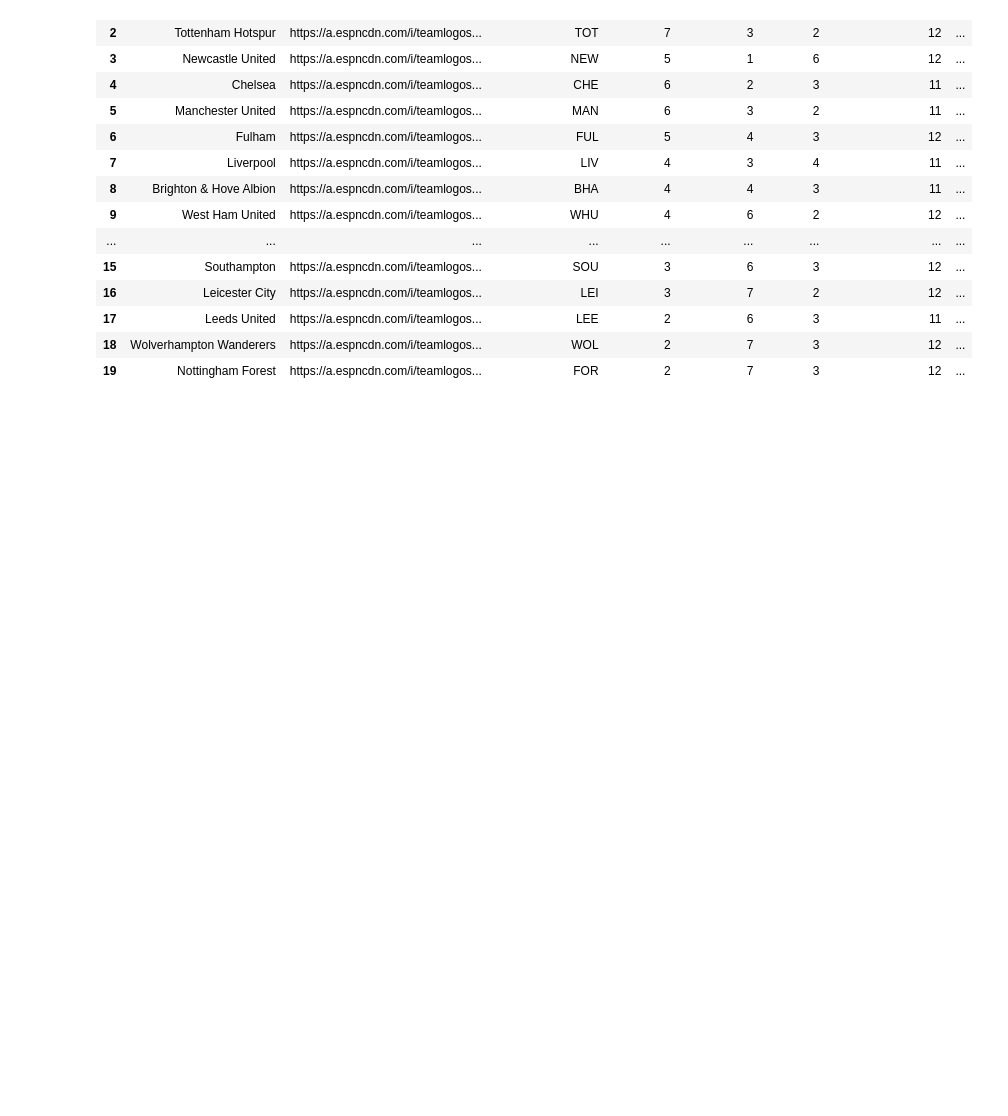
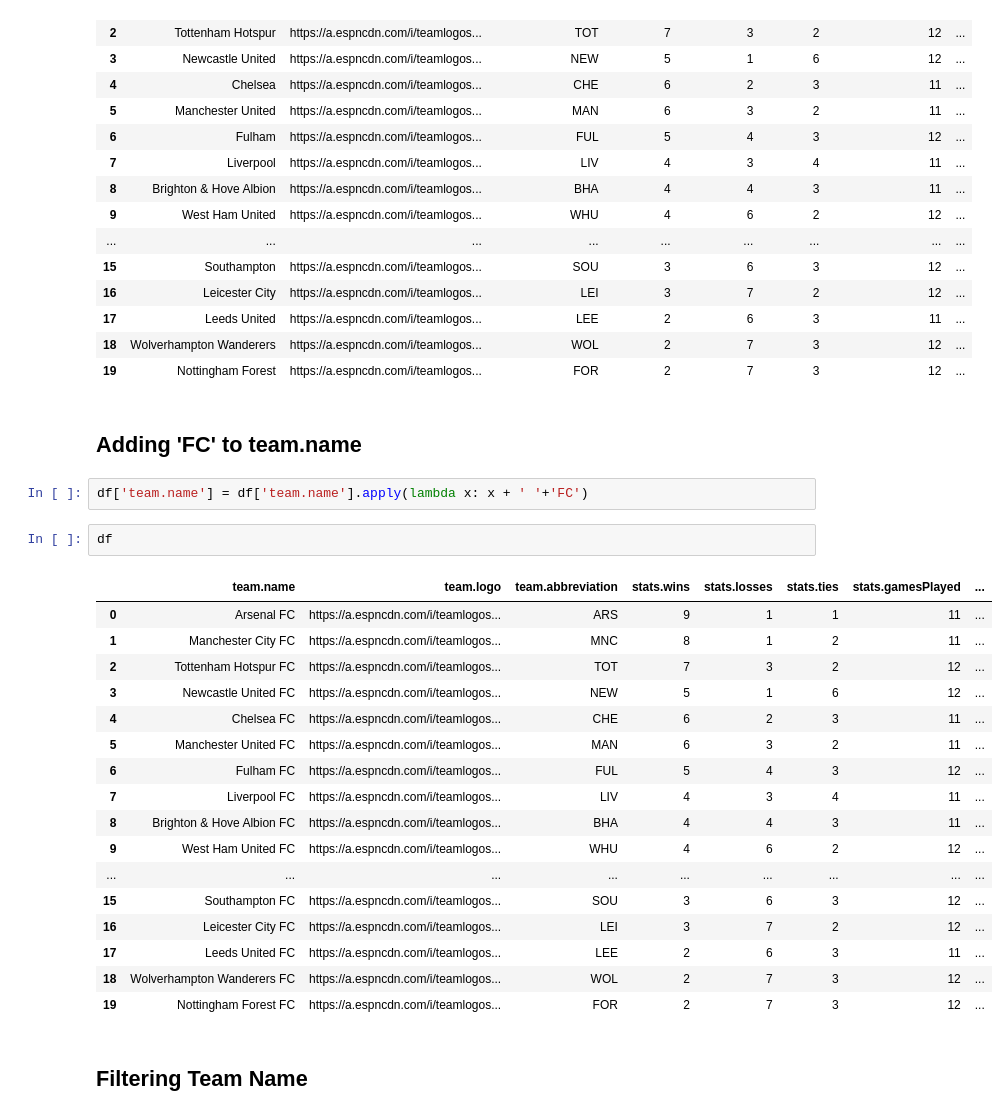
Before and after one commit to RegitaAndrianne/data-enrichment-assignment, a Jupyter notebook: Football_API.ipynb, the cells around one changed output. Drawn from its saved outputs; the diff is of its cells as text; blank space fills up the shorter version.

Commit message:
Data CLeansing, Filtering & Exporting

```diff
--- a/Football_API.ipynb
+++ b/Football_API.ipynb
@@ -65,3 +65,29 @@ df
 | 17 | Leeds United | https://a.espncdn.com/i/teamlogos... | LEE | 2 | 6 | 3 | 11 | ... |
 | 18 | Wolverhampton Wanderers | https://a.espncdn.com/i/teamlogos... | WOL | 2 | 7 | 3 | 12 | ... |
 | 19 | Nottingham Forest | https://a.espncdn.com/i/teamlogos... | FOR | 2 | 7 | 3 | 12 | ... |
+# %% [markdown]
+## Adding 'FC' to team.name
+# %%
+df['team.name'] = df['team.name'].apply(lambda x: x + ' '+'FC')
+# %%
+df
+# %% [output]
+|  | team.name | team.logo | team.abbreviation | stats.wins | stats.losses | stats.ties | stats.gamesPlayed | ... |
+| 0 | Arsenal FC | https://a.espncdn.com/i/teamlogos... | ARS | 9 | 1 | 1 | 11 | ... |
+| 1 | Manchester City FC | https://a.espncdn.com/i/teamlogos... | MNC | 8 | 1 | 2 | 11 | ... |
+| 2 | Tottenham Hotspur FC | https://a.espncdn.com/i/teamlogos... | TOT | 7 | 3 | 2 | 12 | ... |
+| 3 | Newcastle United FC | https://a.espncdn.com/i/teamlogos... | NEW | 5 | 1 | 6 | 12 | ... |
+| 4 | Chelsea FC | https://a.espncdn.com/i/teamlogos... | CHE | 6 | 2 | 3 | 11 | ... |
+| 5 | Manchester United FC | https://a.espncdn.com/i/teamlogos... | MAN | 6 | 3 | 2 | 11 | ... |
+| 6 | Fulham FC | https://a.espncdn.com/i/teamlogos... | FUL | 5 | 4 | 3 | 12 | ... |
+| 7 | Liverpool FC | https://a.espncdn.com/i/teamlogos... | LIV | 4 | 3 | 4 | 11 | ... |
+| 8 | Brighton & Hove Albion FC | https://a.espncdn.com/i/teamlogos... | BHA | 4 | 4 | 3 | 11 | ... |
+| 9 | West Ham United FC | https://a.espncdn.com/i/teamlogos... | WHU | 4 | 6 | 2 | 12 | ... |
+| ... | ... | ... | ... | ... | ... | ... | ... | ... |
+| 15 | Southampton FC | https://a.espncdn.com/i/teamlogos... | SOU | 3 | 6 | 3 | 12 | ... |
+| 16 | Leicester City FC | https://a.espncdn.com/i/teamlogos... | LEI | 3 | 7 | 2 | 12 | ... |
+| 17 | Leeds United FC | https://a.espncdn.com/i/teamlogos... | LEE | 2 | 6 | 3 | 11 | ... |
+| 18 | Wolverhampton Wanderers FC | https://a.espncdn.com/i/teamlogos... | WOL | 2 | 7 | 3 | 12 | ... |
+| 19 | Nottingham Forest FC | https://a.espncdn.com/i/teamlogos... | FOR | 2 | 7 | 3 | 12 | ... |
+# %% [markdown]
+## Filtering Team Name
```
Also changed, not shown: parts of 8 cells of this notebook, 1 other file.
